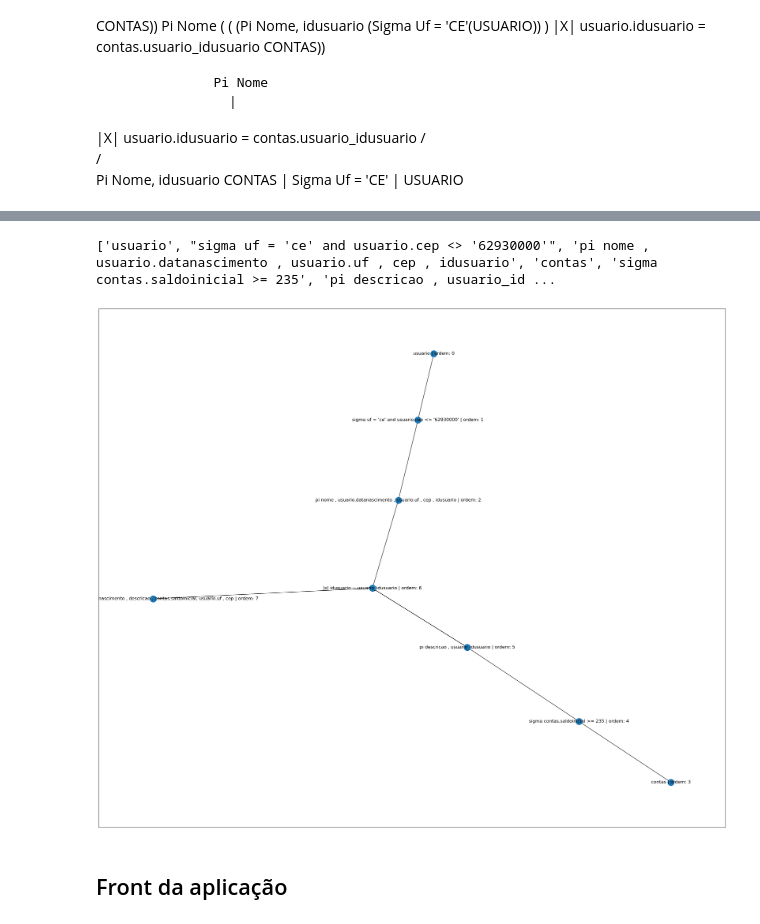
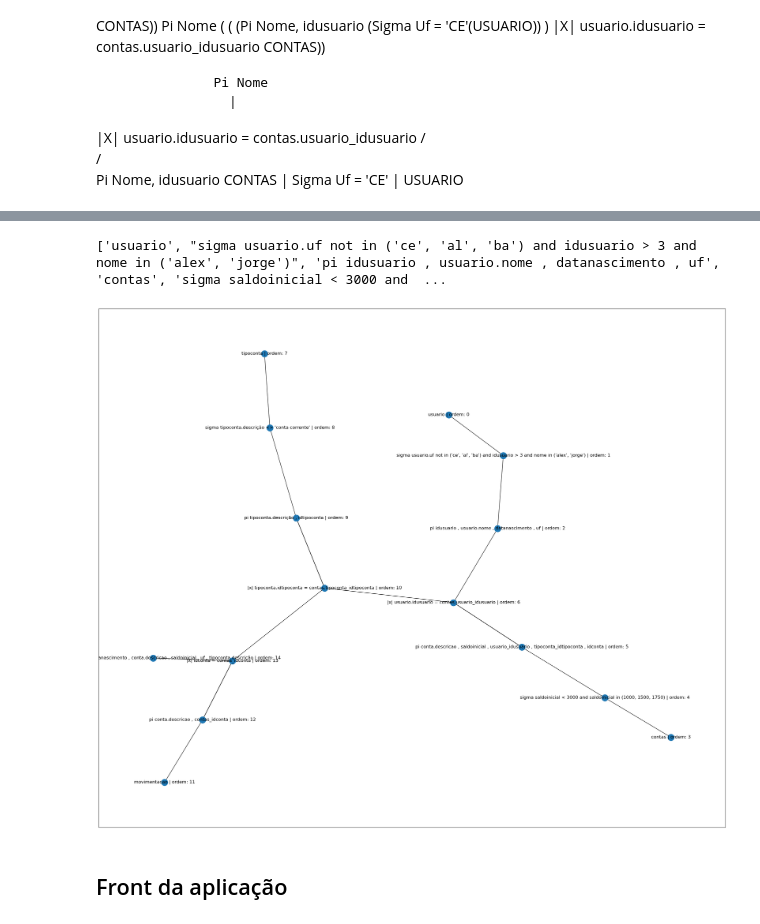
Before and after one commit to wendeljuliao/Processador-de-Consultas, a Jupyter notebook: ProcessadorConsultas-Wendel.ipynb, the cells around one changed output, grey strips where cells are left out. Saved outputs shown, nothing was run; the diff lists cells and outputs as text; code cells hidden in the pictures.

Commit message:
ajustes no codigo para dar certo o in e not in

```diff
--- a/ProcessadorConsultas-Wendel.ipynb
+++ b/ProcessadorConsultas-Wendel.ipynb
@@ -277,7 +289,7 @@ def optimization_alg_rel(text):
 
     return text_lower_case
 # %%
-alg_rel_optimized = optimization_alg_rel(teste9)
+alg_rel_optimized = optimization_alg_rel(teste12)
 
 print(alg_rel_optimized)
 # %% [output]
@@ -297,17 +316,45 @@ class Vertice:
+# %%
+def remover_parenteses_aninhados(texto):
+    pilha = []
+    novo_texto = ""
+
+    for i, caractere in enumerate(texto):
+
+        if caractere == "(":
+            pilha.append(caractere)
+        elif caractere == ")":
+            if pilha:
+                pilha.pop()
+            else:
+                novo_texto += caractere
+        elif not pilha:
+            novo_texto += caractere
+
+    return novo_texto
 # %%
-def remover_parenteses_aninhados(texto):
+def remover_parenteses_aninhados_special_sigma(texto):
     pilha = []
     novo_texto = ""
-    for caractere in texto:
-        if caractere == "(":
+    passed_in = False
+
+    for i, caractere in enumerate(texto):
+
+        if texto[i] == 'i' and i < len(texto): ## ver se antes tem o in para nao ignorar os parenteses
+            if texto[i:i+2] == 'in':
+                passed_in = True
+
+        if caractere == "(" and passed_in == False:
             pilha.append(caractere)
         elif caractere == ")":
             if pilha:
                 pilha.pop()
             else:
                 novo_texto += caractere
+
+            passed_in = False
         elif not pilha:
             novo_texto += caractere
+
     return novo_texto
 # %%
 def create_grafo(alg_rel_optimized):
@@ -343,11 +390,12 @@ def create_grafo(alg_rel_optimized):
     ## tudo que estiver entre parentenses é removido
     for i in array_parenteses:
         text_aux = " ".join(splitted_text[i['indexAbrir']+1:i['indexFechar']])
+        #print(text_aux)
 
         if text_aux_anterior != None:
 
-            text_aux = remover_parenteses_aninhados(text_aux).strip()
-
+            text_aux = call_remover_parenteses_aninhados(text_aux).strip()
+        #print(text_aux)
 
         array_parenteses_clean.append(text_aux)
 
@@ -417,10 +467,10 @@ def steps_execution(sql_sentence):
     grafo_ord_exec = create_grafo(sql_optimized)
     draw_grafo(grafo_ord_exec)
 # %%
-steps_execution(testeProfBase)
+steps_execution(teste13)
 # %% [output]
-['usuario', "sigma uf = 'ce' and usuario.cep <> '62930000'", 'pi nome , usuario.datanascimento , usuario.uf , cep , idusuario', 'contas', 'sigma contas.saldoinicial >= 235', 'pi descricao , usuario_id ...
+['usuario', "sigma usuario.uf not in ('ce', 'al', 'ba') and idusuario > 3 and nome in ('alex', 'jorge')", 'pi idusuario , usuario.nome , datanascimento , uf', 'contas', 'sigma saldoinicial < 3000 and  ...
-[figure, old version]
+[figure, new version]
 # %% [markdown]
 ## Front da aplicação
 # %%
```
Also changed, not shown: parts of 6 cells of this notebook, 3 other files.
